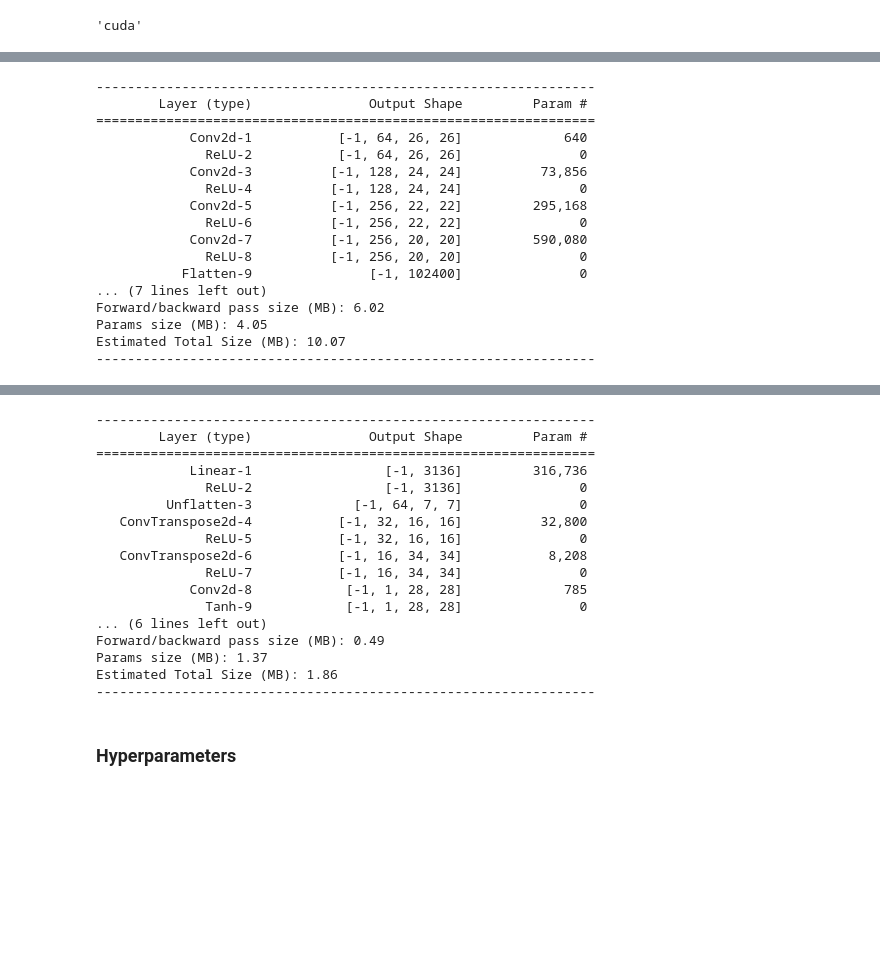
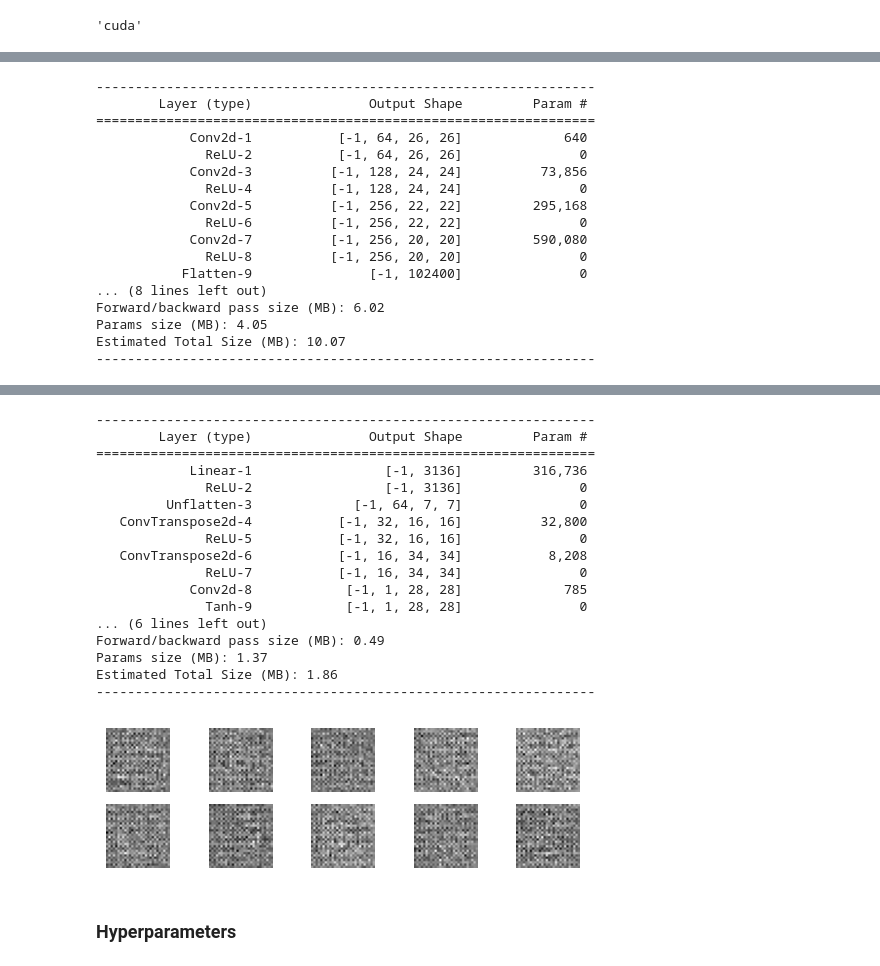
Before and after one commit to 1MR-Joe/vanilla-GAN, a Jupyter notebook: vanilla-gan.ipynb, the cells around one changed output, grey strips where cells are left out. Saved outputs shown, nothing was run; the diff lists cells and outputs as text; code cells hidden in the pictures; blank space fills up the shorter version.

```diff
--- a/vanilla-gan.ipynb
+++ b/vanilla-gan.ipynb
@@ -45,16 +45,17 @@ class Discriminator(nn.Module):
             nn.Conv2d(in_channels=256, out_channels=256, kernel_size=self.kernel_sz, stride=self.stride), # 256x20x20
             nn.ReLU(),
             nn.Flatten(),
-            nn.Linear(in_features=256 * 20 * 20, out_features=1)
+            nn.Linear(in_features=256 * 20 * 20, out_features=1),
+            nn.Sigmoid()
         )
 
     def forward(self, x):
         return self.model(x)
 
 
-Discriminator = Discriminator()
-Discriminator = Discriminator.to(device) # ensuring the whole nn is in a single device
-summary(model=Discriminator, input_size=(1, 28, 28), device=str(device))
+Discriminator_test_instance = Discriminator()
+Discriminator_test_instance = Discriminator_test_instance.to(device) # ensuring the whole nn is in a single device
+summary(model=Discriminator_test_instance, input_size=(1, 28, 28), device=str(device))
 # %% [output]
 ----------------------------------------------------------------
         Layer (type)               Output Shape         Param #
@@ -68,7 +69,7 @@ summary(model=Discriminator, input_size=(1, 28, 28), device=str(device))
             Conv2d-7          [-1, 256, 20, 20]         590,080
               ReLU-8          [-1, 256, 20, 20]               0
            Flatten-9               [-1, 102400]               0
-... (7 lines left out)
+... (8 lines left out)
 Forward/backward pass size (MB): 6.02
 Params size (MB): 4.05
 Estimated Total Size (MB): 10.07
@@ -95,37 +96,51 @@ class Generator(nn.Module):
             nn.ReLU(),
 
             # reduce feature maps to 1, decrease image size to 28x28
             nn.Conv2d(in_channels=16, out_channels=1, kernel_size=7),  # [n, 1, 28, 28]
             nn.Tanh()
         )
 
     def forward(self, x):
         return self.model(x)
 
 
-# assume latent_dim for now
+# assume some hyperparameters for now
 latent_dim = 100
-Generator = Generator(latent_dim=latent_dim)
-Generator = Generator.to(device=device)
-summary(model=Generator, input_size=(latent_dim,), device=device)
+batch_size = 64
+
+Generator_test_instance = Generator(latent_dim=latent_dim)
+Generator_test_instance = Generator_test_instance.to(device=device)
+summary(model=Generator_test_instance, input_size=(latent_dim,), device=device)
+
+noise = torch.randn(batch_size, latent_dim, device=device)
+fake_samples = Generator_test_instance(noise)
+fake_samples = (fake_samples + 1) / 2.0
+fake_samples = fake_samples.to('cpu').detach().numpy()
+
+for i in range(10):
+    plt.subplot(5, 5, i+1) # rows, cols, index
+    plt.axis('off')
+    plt.imshow(fake_samples[i][0], cmap='gray')
+plt.show()
 # %% [output]
 ----------------------------------------------------------------
         Layer (type)               Output Shape         Param #
 ================================================================
             Linear-1                 [-1, 3136]         316,736
               ReLU-2                 [-1, 3136]               0
          Unflatten-3             [-1, 64, 7, 7]               0
    ConvTranspose2d-4           [-1, 32, 16, 16]          32,800
               ReLU-5           [-1, 32, 16, 16]               0
    ConvTranspose2d-6           [-1, 16, 34, 34]           8,208
               ReLU-7           [-1, 16, 34, 34]               0
             Conv2d-8            [-1, 1, 28, 28]             785
               Tanh-9            [-1, 1, 28, 28]               0
 ... (6 lines left out)
 Forward/backward pass size (MB): 0.49
 Params size (MB): 1.37
 Estimated Total Size (MB): 1.86
 ----------------------------------------------------------------
+[figure, added]
 # %% [markdown]
 ### Hyperparameters
 # %%
```
Also changed, not shown: parts of 6 cells of this notebook.
